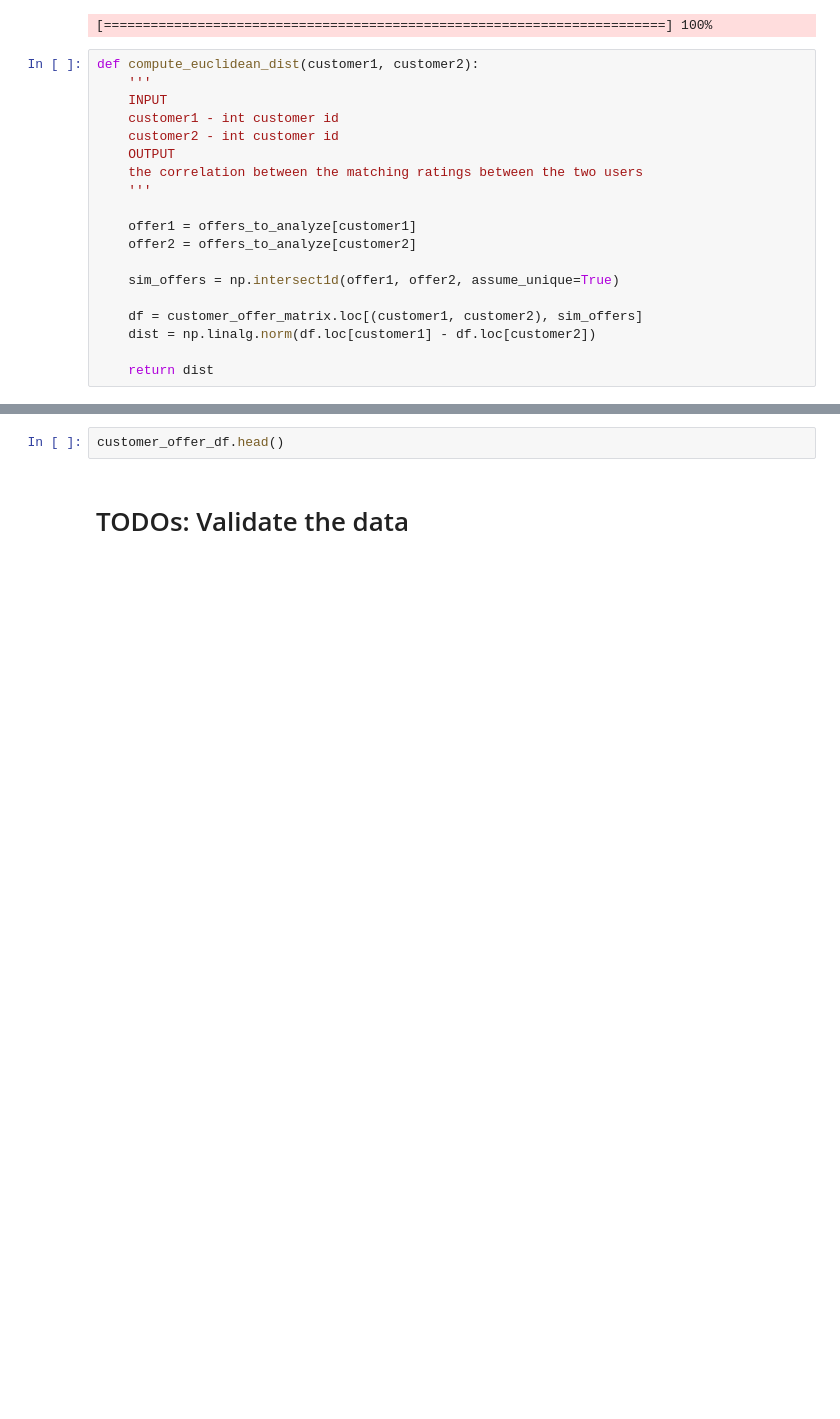
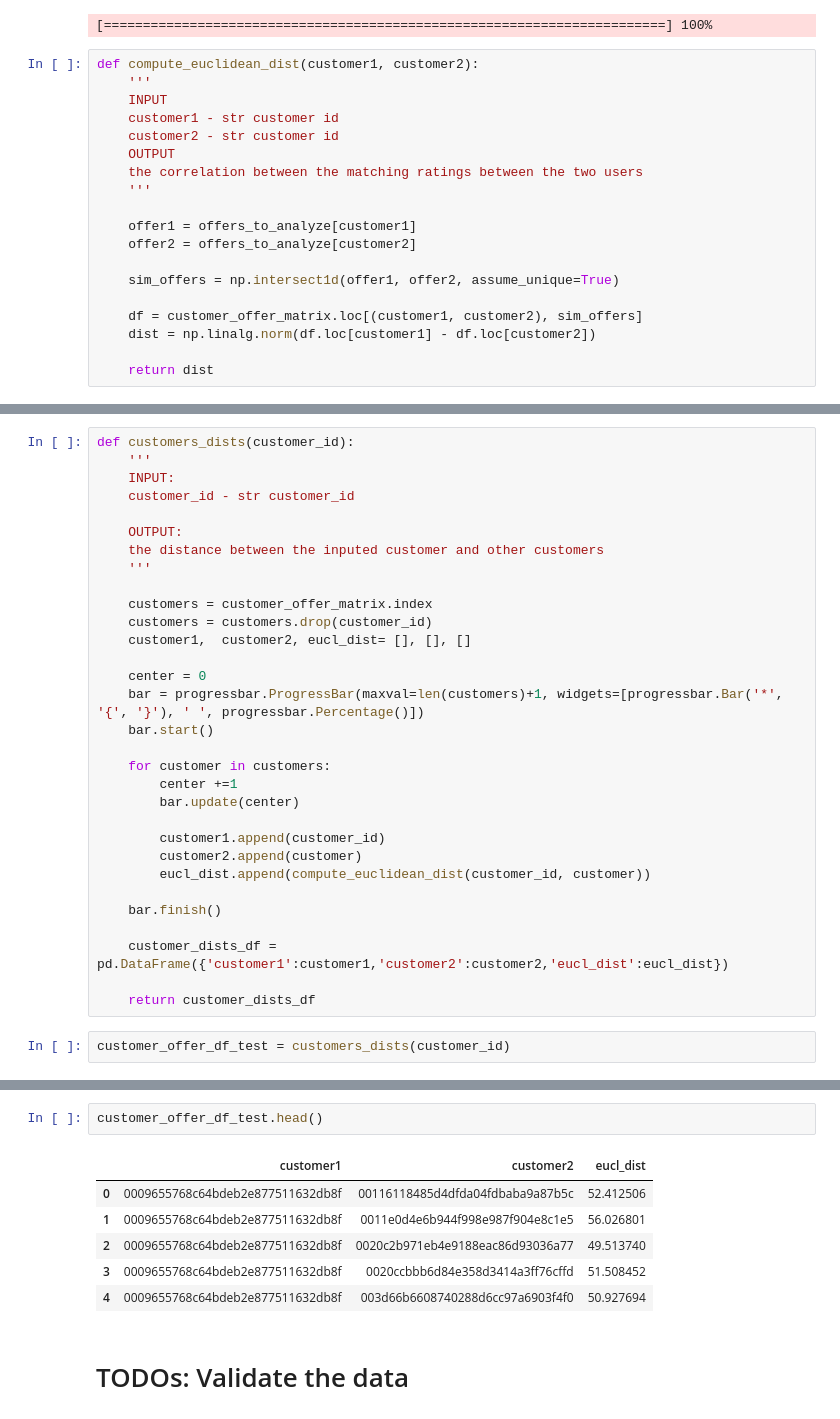
Before and after one commit to Mendy5/Udacity_Project_Capstone, a Jupyter notebook: Starbucks_Capstone_notebook.ipynb, the cells around one changed output, grey strips where cells are left out. Cells and saved outputs as stored; diff of their text form; blank space fills up the shorter version.

Commit message:
Update Starbucks_Capstone_notebook.ipynb
1. modify the calculate distance function for consuming less resources

```diff
--- a/Starbucks_Capstone_notebook.ipynb
+++ b/Starbucks_Capstone_notebook.ipynb
@@ -2585,8 +2585,8 @@ offers_to_analyze = create_offers_to_analyze()
 def compute_euclidean_dist(customer1, customer2):
     '''
     INPUT
-    customer1 - int customer id
-    customer2 - int customer id
+    customer1 - str customer id
+    customer2 - str customer id
     OUTPUT
     the correlation between the matching ratings between the two users
     '''
@@ -2620,0 +2603,33 @@ KeyboardInterrupt:
+# %%
+def customers_dists(customer_id):
+    '''
+    INPUT:
+    customer_id - str customer_id
+
+    OUTPUT:
+    the distance between the inputed customer and other customers
+    '''
+
+    customers = customer_offer_matrix.index
+    customers = customers.drop(customer_id)
+    customer1,  customer2, eucl_dist= [], [], []
+
+    center = 0
+    bar = progressbar.ProgressBar(maxval=len(customers)+1, widgets=[progressbar.Bar('*', '{', '}'), ' ', progressbar.Percentage()])
+    bar.start()
+
+    for customer in customers:
+        center +=1
+        bar.update(center)
+
+        customer1.append(customer_id)
+        customer2.append(customer)
+        eucl_dist.append(compute_euclidean_dist(customer_id, customer))
+
+    bar.finish()
+
+    customer_dists_df = pd.DataFrame({'customer1':customer1,'customer2':customer2,'eucl_dist':eucl_dist})
+
+    return customer_dists_df
+# %%
+customer_offer_df_test = customers_dists(customer_id)
@@ -2621,4 +2638,11 @@ KeyboardInterrupt:
 # %%
-customer_offer_df.head()
+customer_offer_df_test.head()
+# %% [output]
+|  | customer1 | customer2 | eucl_dist |
+| 0 | 0009655768c64bdeb2e877511632db8f | 00116118485d4dfda04fdbaba9a87b5c | 52.412506 |
+| 1 | 0009655768c64bdeb2e877511632db8f | 0011e0d4e6b944f998e987f904e8c1e5 | 56.026801 |
+| 2 | 0009655768c64bdeb2e877511632db8f | 0020c2b971eb4e9188eac86d93036a77 | 49.513740 |
+| 3 | 0009655768c64bdeb2e877511632db8f | 0020ccbbb6d84e358d3414a3ff76cffd | 51.508452 |
+| 4 | 0009655768c64bdeb2e877511632db8f | 003d66b6608740288d6cc97a6903f4f0 | 50.927694 |
 # %% [markdown]
 # TODOs: Validate the data
```
Also changed, not shown: parts of 27 cells of this notebook.
